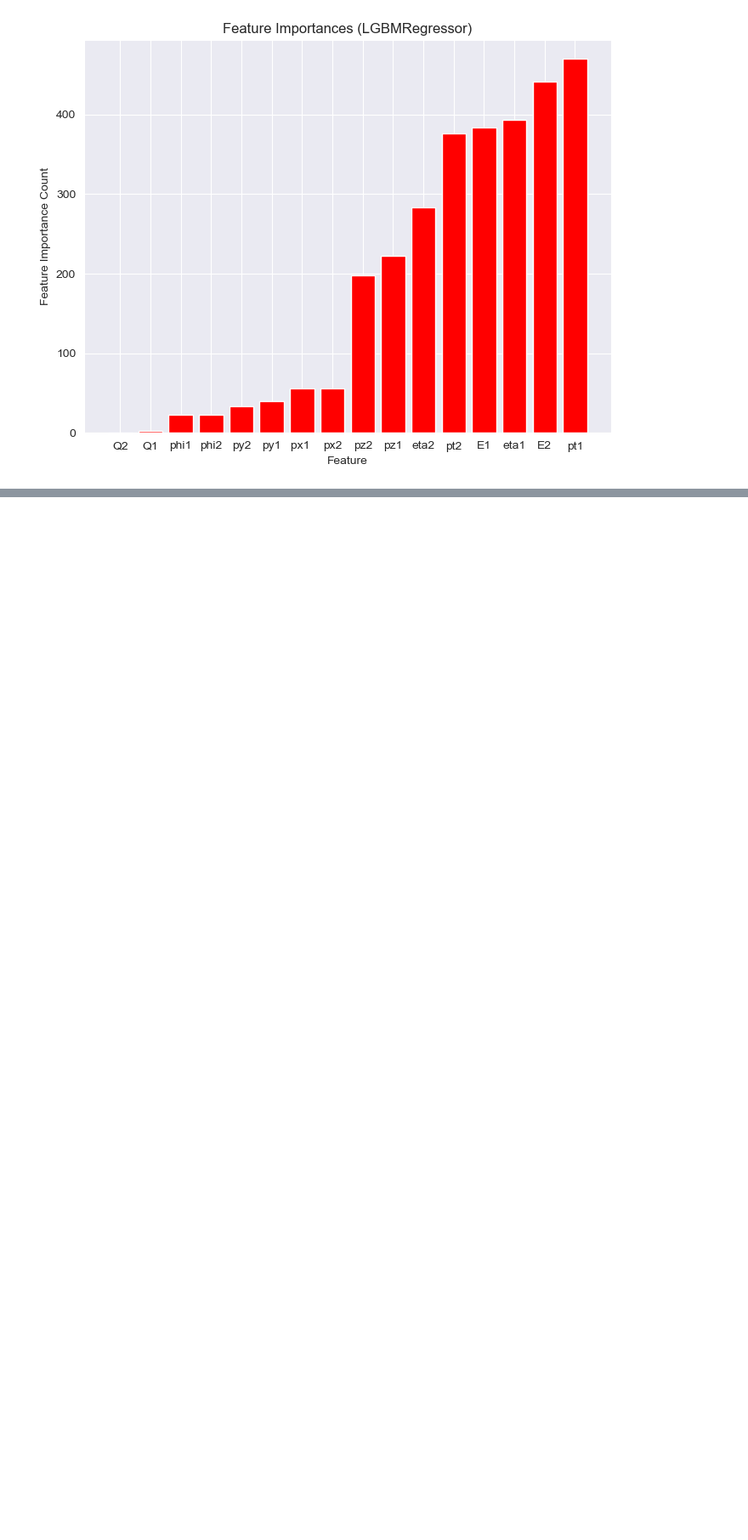
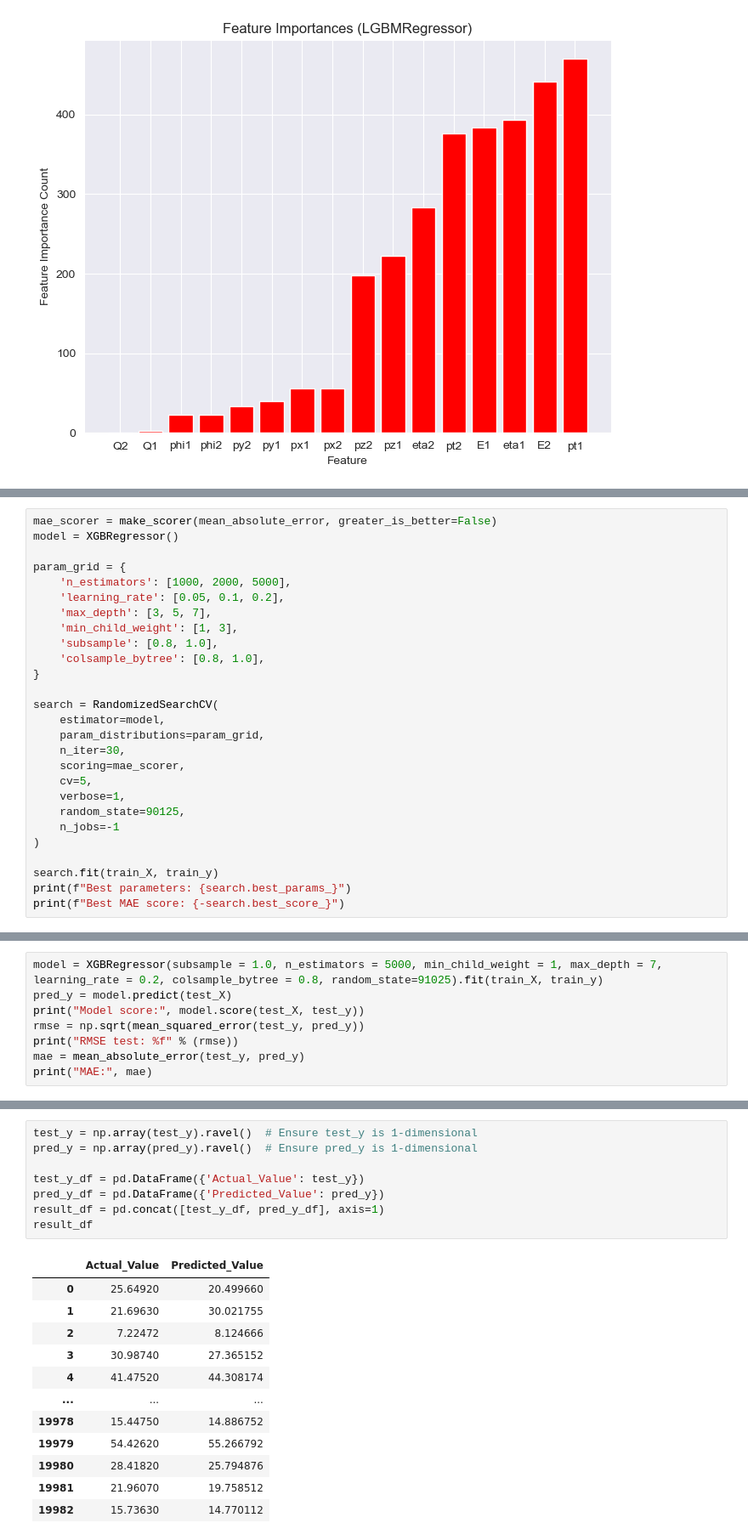
Before and after one commit to Alexander-Mekovsky/CERN-Electron-Collision-ML, a Jupyter notebook: Electron Collision.ipynb, the cells around one changed output, grey strips where cells are left out. Shown at 85% size. Cells and saved outputs as stored; diff of their text form; blank space fills up the shorter version.

```diff
--- a/Electron Collision.ipynb
+++ b/Electron Collision.ipynb
@@ -108,0 +171,27 @@ plt.show()
+# %%
+mae_scorer = make_scorer(mean_absolute_error, greater_is_better=False)
+model = XGBRegressor()
+
+param_grid = {
+    'n_estimators': [1000, 2000, 5000],
+    'learning_rate': [0.05, 0.1, 0.2],
+    'max_depth': [3, 5, 7],
+    'min_child_weight': [1, 3],
+    'subsample': [0.8, 1.0],
+    'colsample_bytree': [0.8, 1.0],
+}
+
+search = RandomizedSearchCV(
+    estimator=model,
+    param_distributions=param_grid,
+    n_iter=30,
+    scoring=mae_scorer,
+    cv=5,
+    verbose=1,
+    random_state=90125,
+    n_jobs=-1
+)
+
+search.fit(train_X, train_y)
+print(f"Best parameters: {search.best_params_}")
+print(f"Best MAE score: {-search.best_score_}")
@@ -108,0 +202,8 @@ plt.show()
+# %%
+model = XGBRegressor(subsample = 1.0, n_estimators = 5000, min_child_weight = 1, max_depth = 7, learning_rate = 0.2, colsample_bytree = 0.8, random_state=91025).fit(train_X, train_y)
+pred_y = model.predict(test_X)
+print("Model score:", model.score(test_X, test_y))
+rmse = np.sqrt(mean_squared_error(test_y, pred_y))
+print("RMSE test: %f" % (rmse))
+mae = mean_absolute_error(test_y, pred_y)
+print("MAE:", mae)
@@ -108,0 +214,21 @@ plt.show()
+# %%
+test_y = np.array(test_y).ravel()  # Ensure test_y is 1-dimensional
+pred_y = np.array(pred_y).ravel()  # Ensure pred_y is 1-dimensional
+
+test_y_df = pd.DataFrame({'Actual_Value': test_y})
+pred_y_df = pd.DataFrame({'Predicted_Value': pred_y})
+result_df = pd.concat([test_y_df, pred_y_df], axis=1)
+result_df
+# %% [output]
+|  | Actual_Value | Predicted_Value |
+| 0 | 25.64920 | 20.499660 |
+| 1 | 21.69630 | 30.021755 |
+| 2 | 7.22472 | 8.124666 |
+| 3 | 30.98740 | 27.365152 |
+| 4 | 41.47520 | 44.308174 |
+| ... | ... | ... |
+| 19978 | 15.44750 | 14.886752 |
+| 19979 | 54.42620 | 55.266792 |
+| 19980 | 28.41820 | 25.794876 |
+| 19981 | 21.96070 | 19.758512 |
+| 19982 | 15.73630 | 14.770112 |
```
Also changed, not shown: parts of 10 cells of this notebook.
